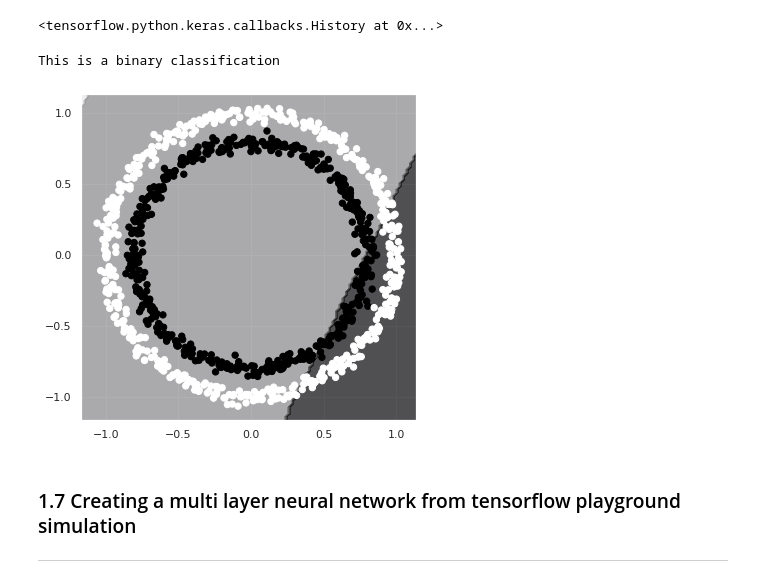
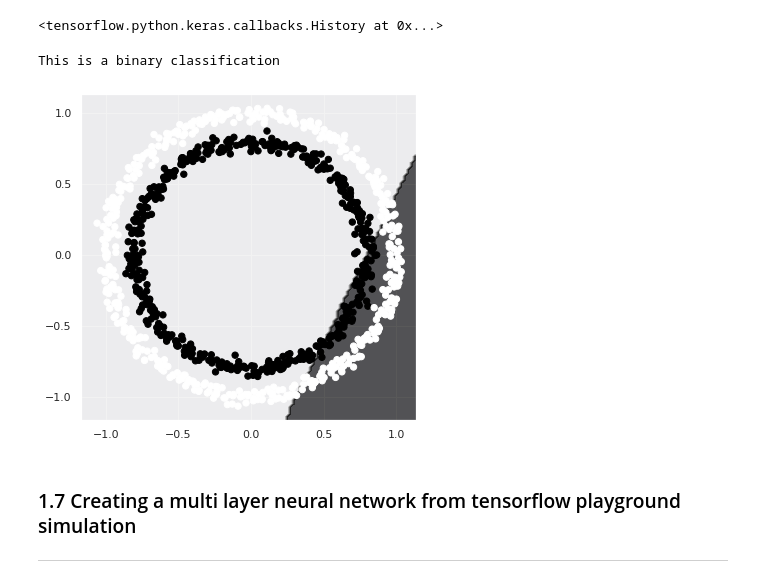
Before and after one commit to 86lekwenshiung/Neural-Network-with-Tensorflow, a Jupyter notebook: 02_Neural_Network_Classification_With_Tensorflow.ipynb, the cells around one changed output. Cells and saved outputs as stored; diff of their text form; code cells hidden in the pictures.

```diff
--- a/02_Neural_Network_Classification_With_Tensorflow.ipynb
+++ b/02_Neural_Network_Classification_With_Tensorflow.ipynb
@@ -279,10 +279,10 @@ model_5.fit(X , y , epochs = 100 , verbose = False)
 <tensorflow.python.keras.callbacks.History at 0x...>
 # %%
 plt.figure(figsize = (6,6))
-plot_decision_boundary(model_4 , X , y)
+plot_decision_boundary(model_5 , X , y)
 # %% [output]
 This is a binary classification
-[figure, old version]
+[figure, new version]
 # %% [markdown]
 ### 1.7 Creating a multi layer neural network from tensorflow playground simulation
 ___
```
Also changed, not shown: parts of 2 cells of this notebook.
